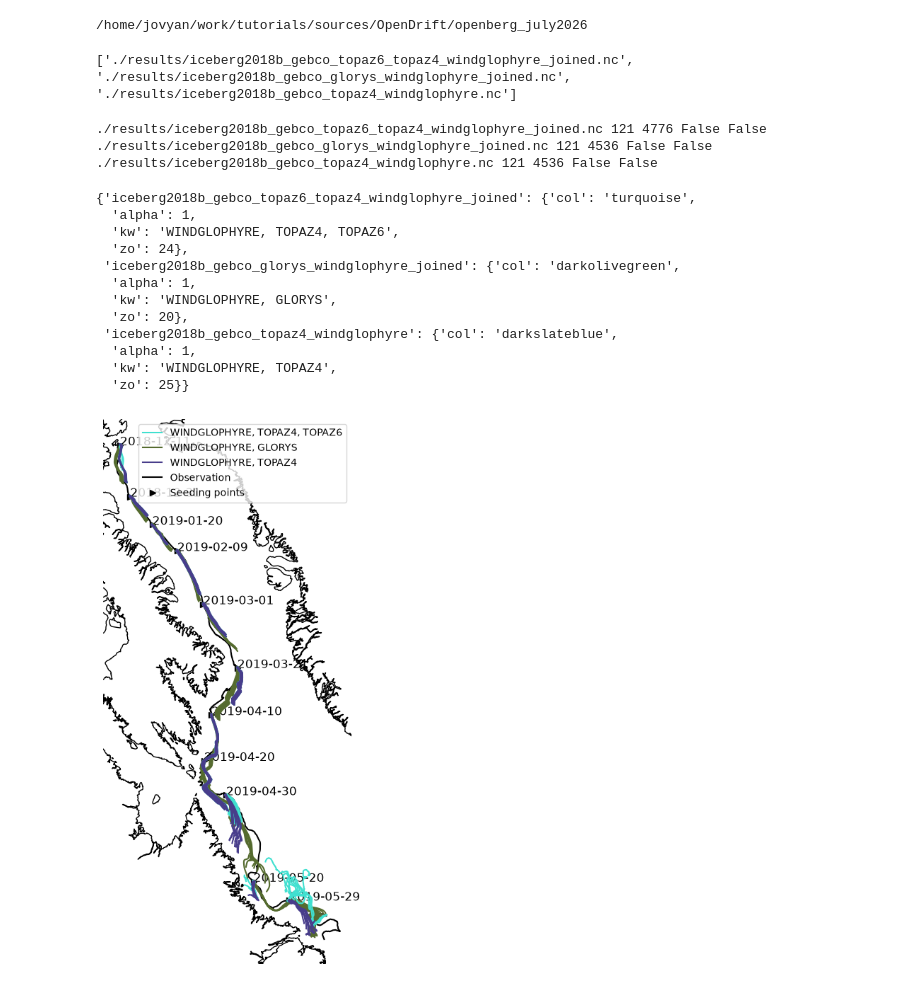
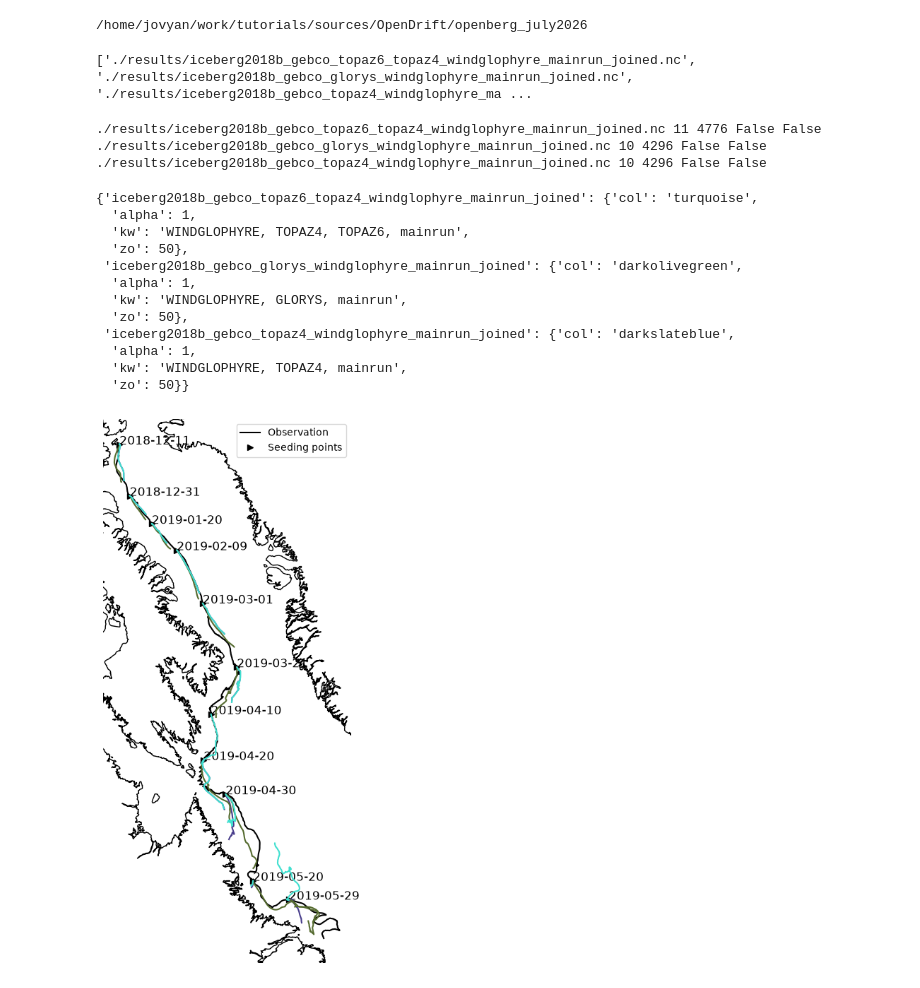
Before and after one commit to lia-f-h/openberg_july2026, a Jupyter notebook: scripts/analysis1.ipynb, the cells around one changed output. Drawn from its saved outputs; the diff is of its cells as text; code cells hidden in the pictures.

```diff
--- a/scripts/analysis1.ipynb
+++ b/scripts/analysis1.ipynb
@@ -20,7 +20,7 @@ from openberg_july2026.src2.utils3 import *
 ib = 'iceberg2018b'
 # %%
 #read sim
-file_contain_all = [ib,]
+file_contain_all = [ib,'mainrun']
 file_contain_any = ['_']
 file_notcontain = ['test','idx']#'test','wa','next','glorys']#['topaz4','glorys','slope','era5','almost','stokes',]
 file_l = glob.glob("./results/*.nc")#['./results/juliette_topaz6_topaz4_windglophynrt.nc',]
@@ -30,14 +30,14 @@ file_l = [f for f in file_l if all(ff not in f for ff in file_notcontain)] #filt
 file_l = file_l[::-1]
 print(file_l)
 # %% [output]
-['./results/iceberg2018b_gebco_topaz6_topaz4_windglophyre_joined.nc', './results/iceberg2018b_gebco_glorys_windglophyre_joined.nc', './results/iceberg2018b_gebco_topaz4_windglophyre.nc']
+['./results/iceberg2018b_gebco_topaz6_topaz4_windglophyre_mainrun_joined.nc', './results/iceberg2018b_gebco_glorys_windglophyre_mainrun_joined.nc', './results/iceberg2018b_gebco_topaz4_windglophyre_ma ...
 # %%
 #checks
 for f in file_l:
     sim=xr.open_dataset(f)
     print(f,sim.trajectory.size,sim.time.size,sim.attrs['config_drift:vertical_profile'],np.all(np.isnan(sim.lat.values)))
 # %% [output]
-./results/iceberg2018b_gebco_topaz6_topaz4_windglophyre_joined.nc 121 4776 False False
-./results/iceberg2018b_gebco_glorys_windglophyre_joined.nc 121 4536 False False
-./results/iceberg2018b_gebco_topaz4_windglophyre.nc 121 4536 False False
+./results/iceberg2018b_gebco_topaz6_topaz4_windglophyre_mainrun_joined.nc 11 4776 False False
+./results/iceberg2018b_gebco_glorys_windglophyre_mainrun_joined.nc 10 4296 False False
+./results/iceberg2018b_gebco_topaz4_windglophyre_mainrun_joined.nc 10 4296 False False
 # %%
@@ -67,20 +67,23 @@ for f in legenddict:
                  # 'traj':np.arange(obs.time.size*11)
                   }
 #manual adaptions
+legenddict['iceberg2018b_gebco_topaz6_topaz4_windglophyre_mainrun_joined']['col']='turquoise'
+legenddict['iceberg2018b_gebco_glorys_windglophyre_mainrun_joined']['col']='darkolivegreen'
+legenddict['iceberg2018b_gebco_topaz4_windglophyre_mainrun_joined']['col']='darkslateblue'
 legenddict
 # %% [output]
-{'iceberg2018b_gebco_topaz6_topaz4_windglophyre_joined': {'col': 'turquoise',
+{'iceberg2018b_gebco_topaz6_topaz4_windglophyre_mainrun_joined': {'col': 'turquoise',
   'alpha': 1,
-  'kw': 'WINDGLOPHYRE, TOPAZ4, TOPAZ6',
-  'zo': 24},
- 'iceberg2018b_gebco_glorys_windglophyre_joined': {'col': 'darkolivegreen',
+  'kw': 'WINDGLOPHYRE, TOPAZ4, TOPAZ6, mainrun',
+  'zo': 50},
+ 'iceberg2018b_gebco_glorys_windglophyre_mainrun_joined': {'col': 'darkolivegreen',
   'alpha': 1,
-  'kw': 'WINDGLOPHYRE, GLORYS',
-  'zo': 20},
- 'iceberg2018b_gebco_topaz4_windglophyre': {'col': 'darkslateblue',
+  'kw': 'WINDGLOPHYRE, GLORYS, mainrun',
+  'zo': 50},
+ 'iceberg2018b_gebco_topaz4_windglophyre_mainrun_joined': {'col': 'darkslateblue',
   'alpha': 1,
-  'kw': 'WINDGLOPHYRE, TOPAZ4',
-  'zo': 25}}
+  'kw': 'WINDGLOPHYRE, TOPAZ4, mainrun',
+  'zo': 50}}
 # %%
 #very simple plot of simulations
 # ib = 'iceberg2018b'
@@ -102,36 +105,36 @@ ax.plot(obs['lon'],obs['lat'],transform=trans,color='k',label='Observation')
 # for d in range(obs_3day['time'].size):
 for d in range(obs['time'].isel(time=(obs.seed_idx==1)).size):
 #     if d not in [1,2,3,4,5,12,15,16,17,18,19]:
         ax.text(obs['lon'].isel(time=(obs.seed_idx==1))[d],obs['lat'].isel(time=(obs.seed_idx==1))[d],obs['time'].isel(time=(obs.seed_idx==1))[d].values.astype('datetime64[D]').astype(str),transform=trans,color='k',fontsize=12)
 
 # plot sim
 for inputdataidx, inputdata in enumerate(file_l[::-1]):
     sim = xr.open_dataset(inputdata)
     inputdata = inputdata.split('/')[-1][:-3]
     if apn!=None: sim = sim.sel(time=dict_analysis_period[ib][apn])
     if ib in dict_traj:
         if inputdata in dict_traj[ib]: sim = sim.sel(trajectory=dict_traj[ib][inputdata])
     for traj in sim.trajectory:
         ax.plot(sim.lon.sel(trajectory=traj).dropna(dim="time"),sim.lat.sel(trajectory=traj).dropna(dim="time"),
-                color=legenddict[inputdata]['col'] if 'prof' not in inputdata else 'red',
+                color=legenddict[inputdata]['col'],#if 'prof' not in inputdata else 'red',
                 label=(legenddict[inputdata]['kw'] if traj==sim.trajectory[0] else '') if 'mainrun' not in inputdata else '',
                 zorder=legenddict[inputdata]['zo'],
-            transform=trans)
+                transform=trans)
 
 
 #legend
 h, l = ax.get_legend_handles_labels()
 by_label = dict(zip(l, h))
 ax.legend(handles=list(by_label.values())[::-1],
          labels=list(by_label.keys())[::-1],
           loc='best')
 # plt.legend()
 plt.axis('off')
 # note = ''
 # fig.savefig('./results/%s_map_%s.png'%(iceberg_id,note),dpi=200,transparent=True,bbox_inches='tight')
 plt.show()
 # %% [output]
-[figure, old version]
+[figure, new version]
 # %%
 sim.attrs
 # %% [output]
```
Also changed, not shown: parts of 3 cells of this notebook, 41 other files.
